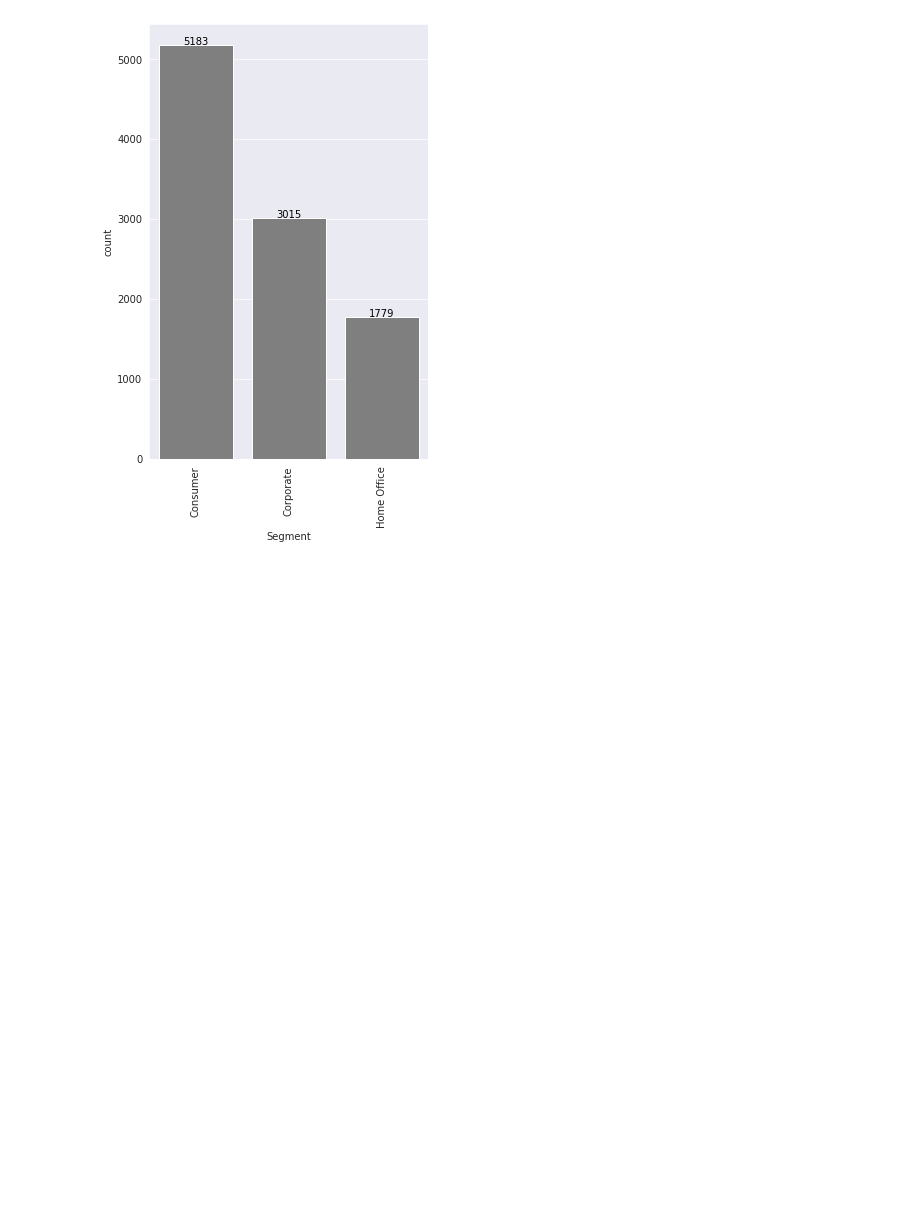
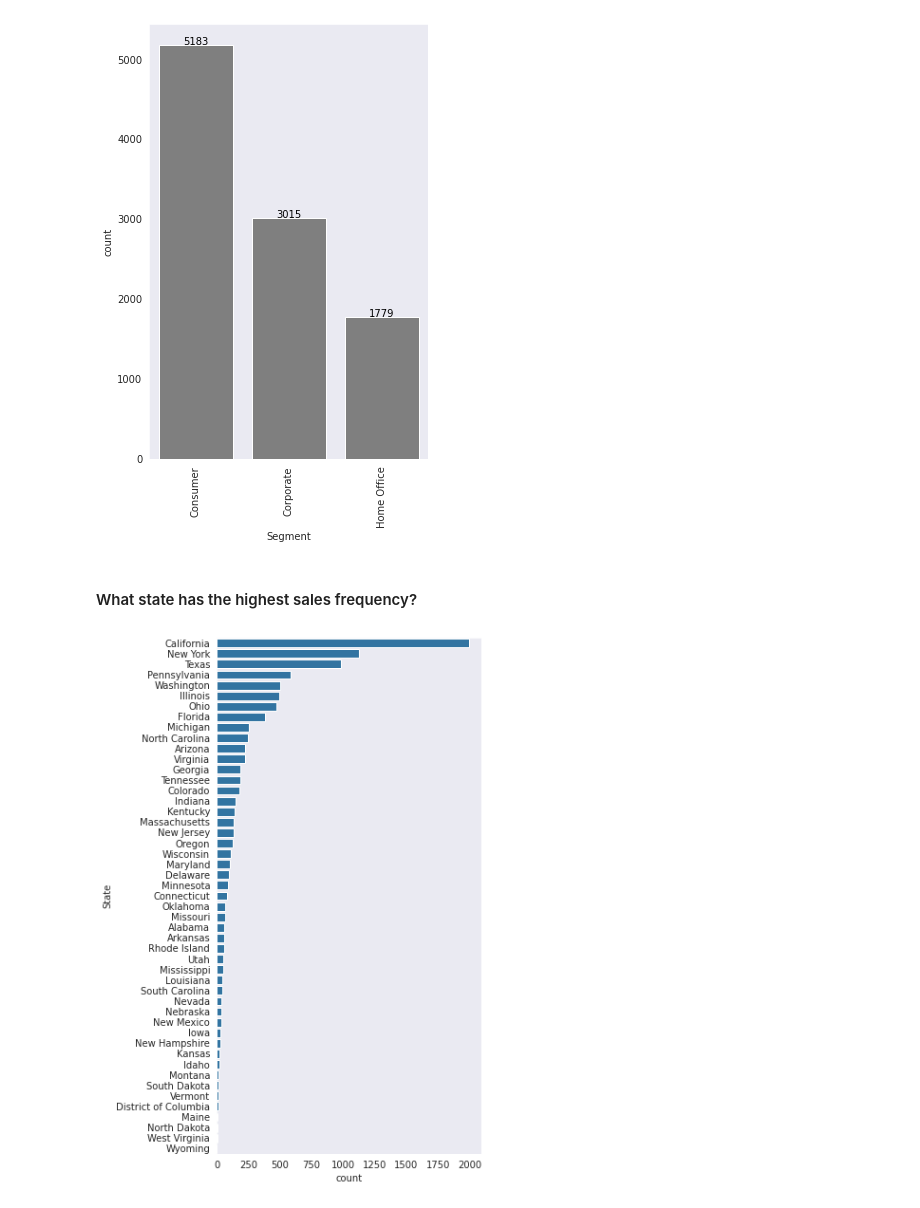
Before and after one commit to Dee-nDee/SuperStore_Data_Analysis, a Jupyter notebook: SuperStore.ipynb, the cells around one changed output. Saved outputs shown, nothing was run; the diff lists cells and outputs as text; code cells hidden in the pictures; blank space fills up the shorter version.

Commit message:
feat: State Feature Exploration

```diff
--- a/SuperStore.ipynb
+++ b/SuperStore.ipynb
@@ -323,2 +328,21 @@ for loc, label in zip(locs, labels):
 # %% [output]
 [figure]
+# %% [markdown]
+#### What state has the highest sales frequency?
+# %%
+#choose color palette
+base_color = sb.color_palette()[0]
+# %%
+#set figure size
+plt.figure(figsize = (5,10))
+
+#set order
+state_order = samp_superstore.State.value_counts().index
+
+#visualize State distribution
+sb.countplot(data = samp_superstore, y = "State", color = base_color,
+            order = state_order);
+
+plt.grid(False)
+# %% [output]
+[figure, added]
```
Also changed, not shown: parts of 8 cells of this notebook.
